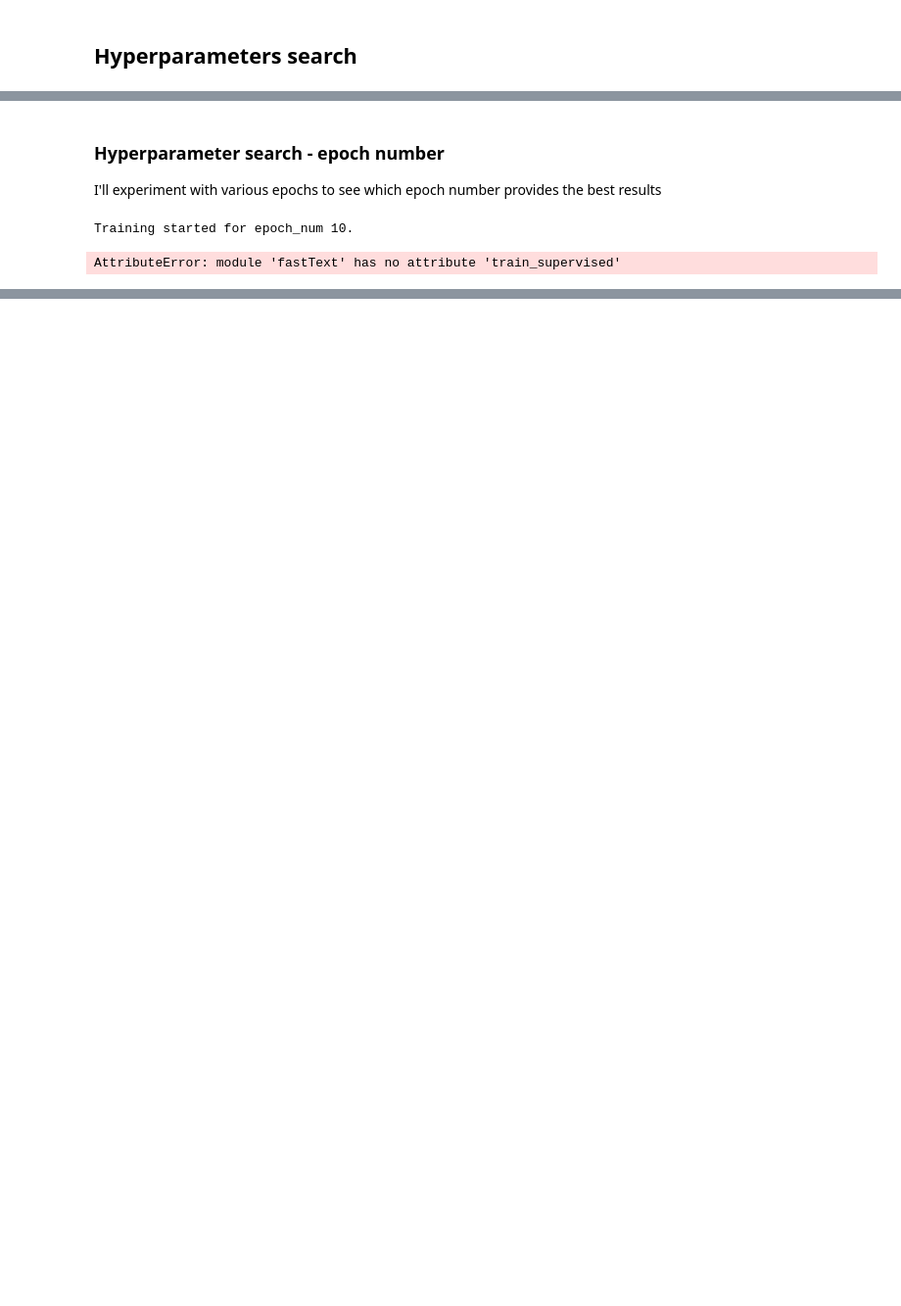
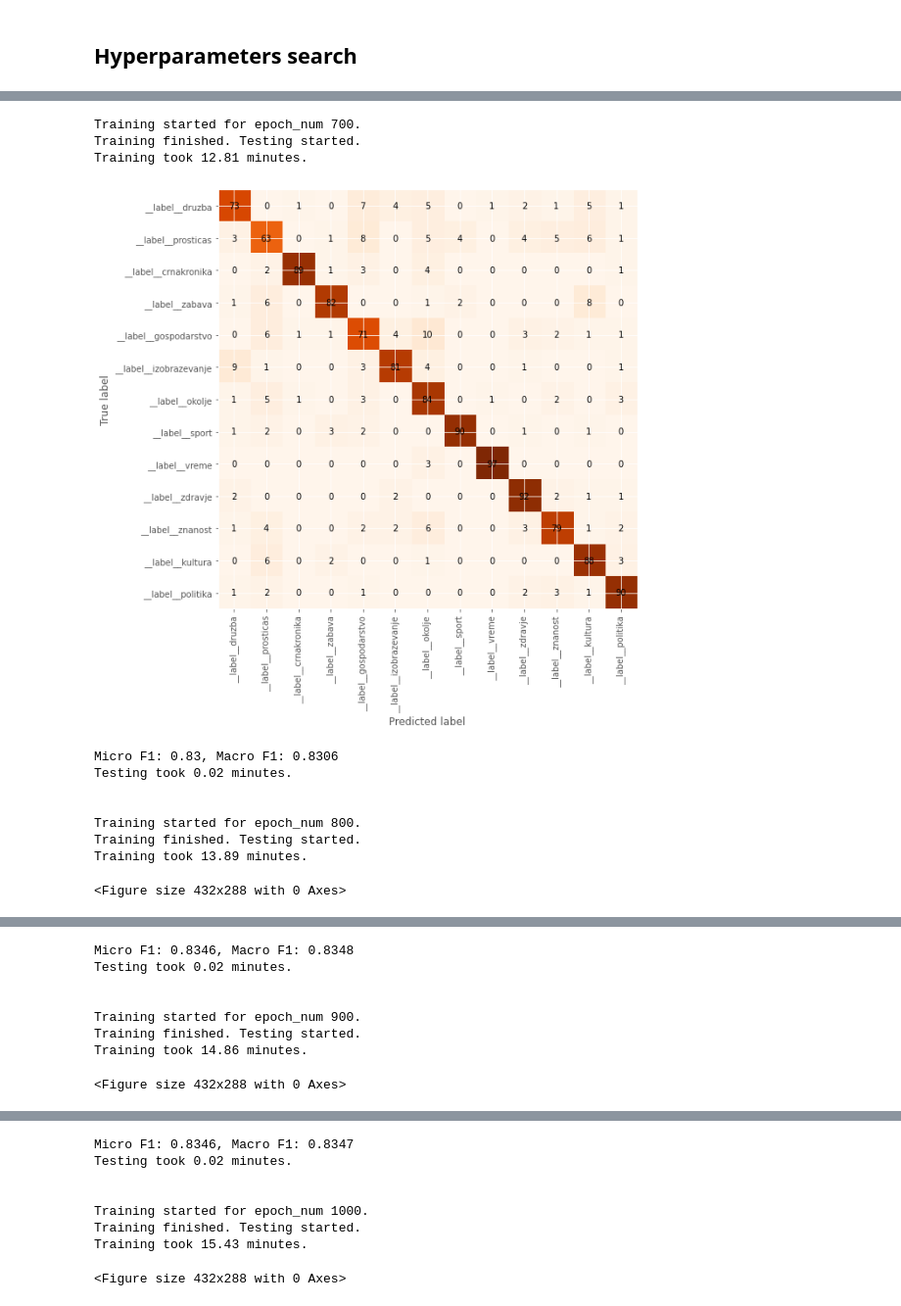
Before and after one commit to TajaKuzman/Topic-Classification-FastText-Transformers, a Jupyter notebook: 1-train-a-FastText-model.ipynb, the cells around one changed output, grey strips where cells are left out. Shown at 98% size. Cells and saved outputs as stored; diff of their text form; code cells hidden in the pictures; blank space fills up the shorter version.

```diff
--- a/1-train-a-FastText-model.ipynb
+++ b/1-train-a-FastText-model.ipynb
@@ -93,3 +54,11 @@ dev = "data/sled_categorization_DEV_PREPROCESSED.txt"
+# %%
+# Upload the data to google collab and define paths to them
+# (click on the Folder on the right of the window, and click on the file icon ("Upload to session storage")
+train = "/content/sled_categorization_TRAINSMALL_PREPROCESSED.txt"
+
+test = "/content/sled_categorization_TEST_PREPROCESSED.txt"
+
+dev = "/content/sled_categorization_DEV_PREPROCESSED.txt"
 # %%
 # Parse the file to separate labels from text
 def parse_file(path: str):
@@ -150,27 +121,29 @@ def plot_cm():
     Plots confusion matrix for prediction on the test set.
     Takes the predictions, named as y_pred, true values, named as y_true,
     and labels, named as LABELS.
-
-    Arguments:
-        save: whether the confusion matrix is saved. Defaults to False.
-        title: the title of the confusion matrix. Defaults to None.
     """
+    # Plot the confusion matrix:
     cm = confusion_matrix(y_true, y_pred, labels=LABELS)
     plt.figure(figsize=(9, 9))
     plt.imshow(cm, cmap="Oranges")
+    for (i, j), z in np.ndenumerate(cm):
+        plt.text(j, i, '{:d}'.format(z), ha='center', va='center')
     classNames = LABELS
     plt.ylabel('True label')
     plt.xlabel('Predicted label')
     tick_marks = np.arange(len(classNames))
     plt.xticks(tick_marks, classNames, rotation=90)
     plt.yticks(tick_marks, classNames)
+
+    plt.tight_layout()
+    fig1 = plt.gcf()
+    plt.show()
+    plt.draw()
+
+    # Calculate micro and macro F1 scores
     microF1 = f1_score(y_true, y_pred, labels=LABELS, average ="micro")
     macroF1 = f1_score(y_true, y_pred, labels=LABELS, average ="macro")
 
-    print(f"{microF1:0.4}")
-    print(f"{macroF1:0.4}")
+    print(f"Micro F1: {microF1:0.4}, Macro F1: {macroF1:0.4}")
 
-    metrics = f"{microF1:0.4}, {macroF1:0.4}"
-    plt.tight_layout()
-    plt.show()
     return microF1, macroF1
@@ -177,42 +152,57 @@ def plot_cm():
 # %%
 # Create a list with results
 results = []
-# %% [markdown]
-### Hyperparameter search - epoch number
-
-I'll experiment with various epochs to see which epoch number provides the best results
 # %%
 # Define which epochs we want to try
-exp_range = [10, 50, 100, 150]
+#exp_range = [10, 50, 100, 150]
+# Additional experiments - the highest scores were achieved on 150 epochs
+#exp_range = [200, 250, 300, 350, 400, 450, 500, 550, 600]
+exp_range = [700, 800, 900, 1000]
 
 for i in exp_range:
     print(f"Training started for epoch_num {i}.")
+
+    training_start_time = time.time()
 
     model = ft.train_supervised(input=train,
                                 epoch = i,
                                 #lr = 0.7,
                                 #wordNgrams=1,
                                 verbose = 2
                                             )
 
     print(f"Training finished. Testing started.")
+    print(f"Training took {round((time.time() - training_start_time)/60,2)} minutes.")
 
+    testing_start_time = time.time()
     # Parse the dev files so that labels and texts are separated
     y_true, y_texts = parse_file(dev)
 
     # Evaluate the model on dev data
     y_pred = model.predict(y_texts)
     y_pred = prediction_to_label(y_pred)
 
     # Plot the confusion matrix:
     m, M = plot_cm()
 
     rezdict = dict(
         microF1=m,
         macroF1=M,
-        epoch_num = epoch,
+        epoch_num = i,
     )
     results.append(rezdict)
+
+    print(f"Testing took {round((time.time() - testing_start_time)/60,2)} minutes.\n\n")
 # %% [output]
-Training started for epoch_num 10.
+Training started for epoch_num 700.
+Training finished. Testing started.
+Training took 12.81 minutes.
+[figure, added]
-AttributeError: module 'fastText' has no attribute 'train_supervised'
+Micro F1: 0.83, Macro F1: 0.8306
+Testing took 0.02 minutes.
+
+
+Training started for epoch_num 800.
+Training finished. Testing started.
+Training took 13.89 minutes.
+<Figure size 432x288 with 0 Axes>
@@ -218,0 +210,8 @@ AttributeError: module 'fastText' has no attribute 'train_supervised'
+Micro F1: 0.8346, Macro F1: 0.8348
+Testing took 0.02 minutes.
+
+
+Training started for epoch_num 900.
+Training finished. Testing started.
+Training took 14.86 minutes.
+<Figure size 432x288 with 0 Axes>
@@ -218,0 +219,8 @@ AttributeError: module 'fastText' has no attribute 'train_supervised'
+Micro F1: 0.8346, Macro F1: 0.8347
+Testing took 0.02 minutes.
+
+
+Training started for epoch_num 1000.
+Training finished. Testing started.
+Training took 15.43 minutes.
+<Figure size 432x288 with 0 Axes>
```
Also changed, not shown: parts of 23 cells of this notebook.
